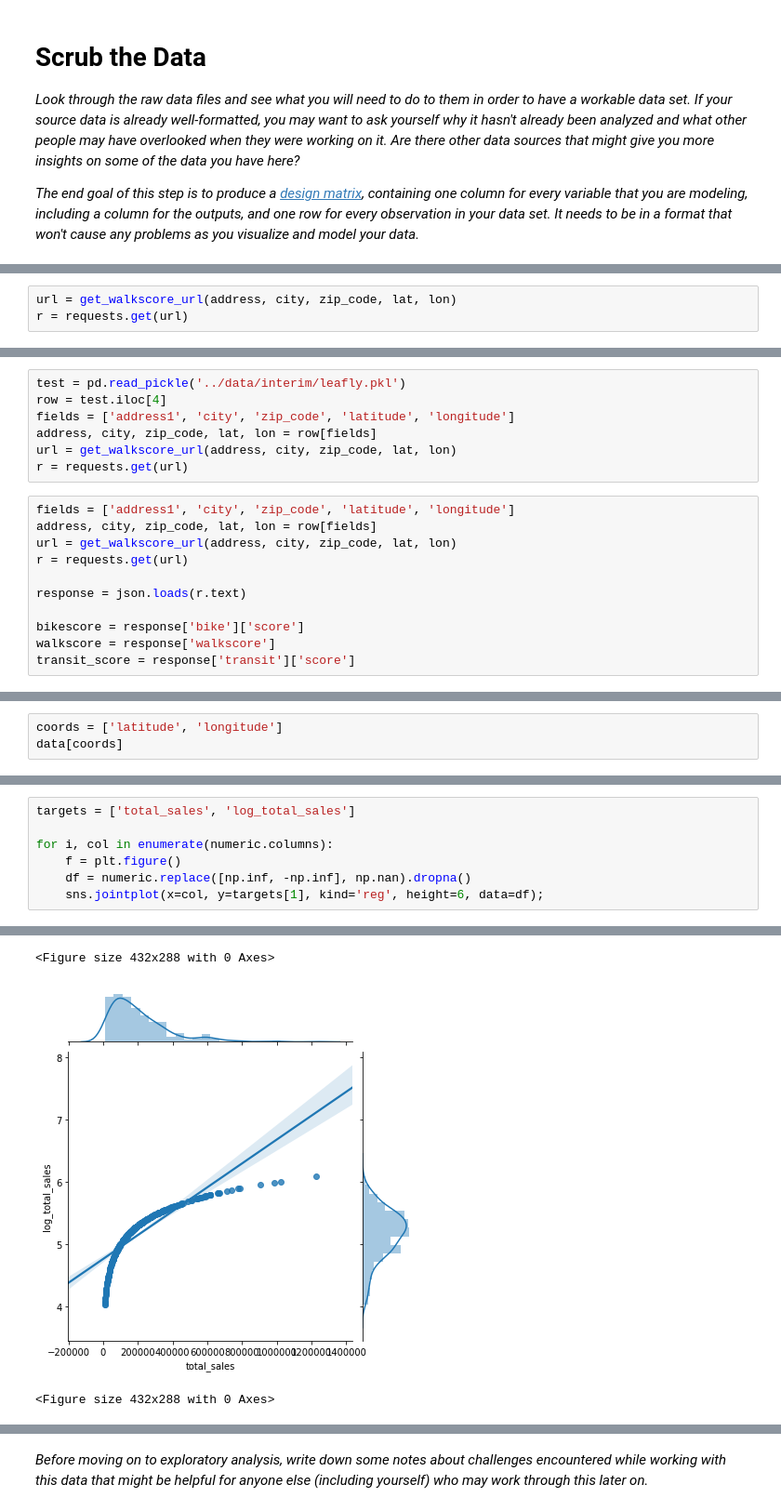
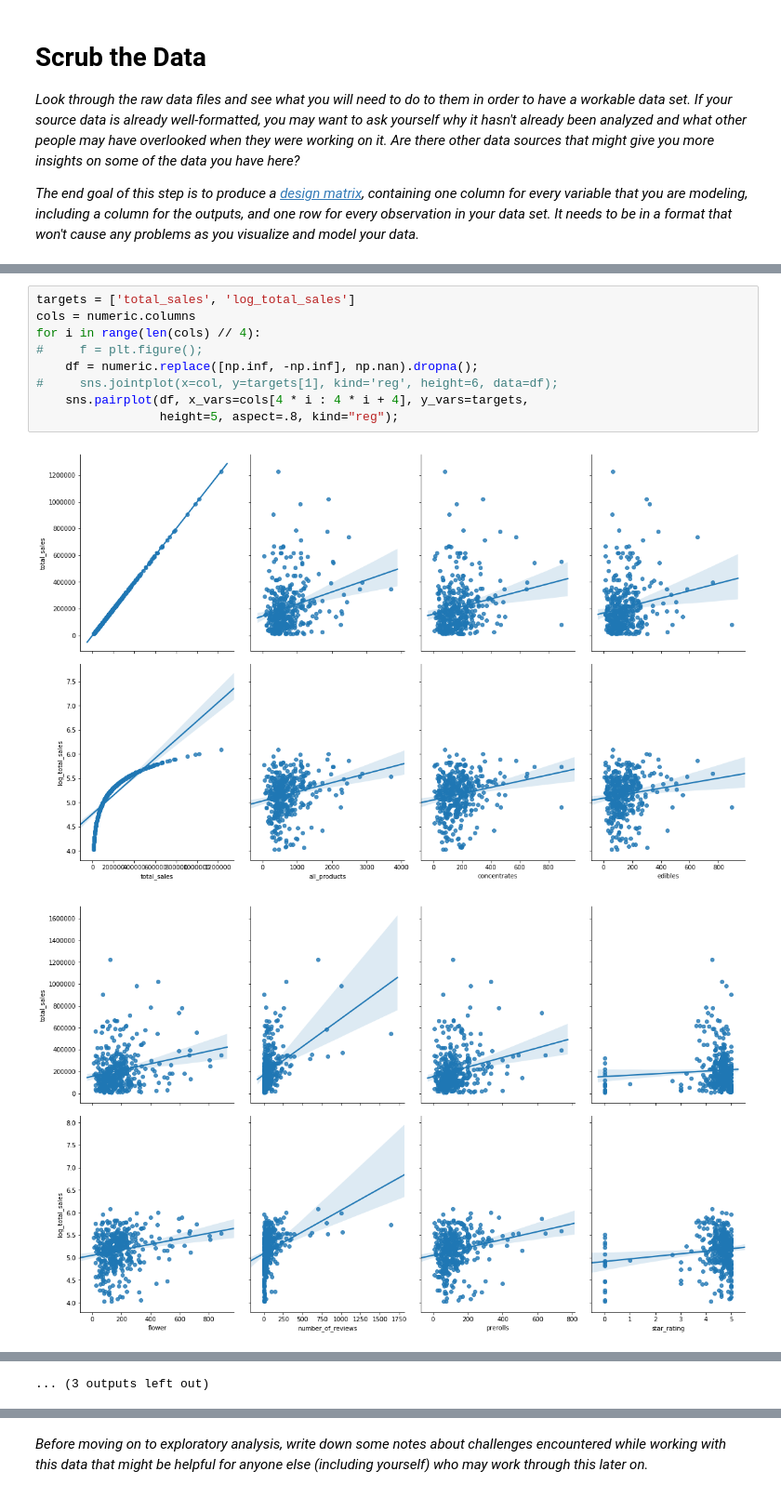
Before and after one commit to BotScutters/dispensary-predictions, a Jupyter notebook: notebooks/mvp.ipynb, the cells around one changed output, grey strips where cells are left out. Shown at 93% size. Cells and saved outputs as stored; diff of their text form.

```diff
--- a/notebooks/mvp.ipynb
+++ b/notebooks/mvp.ipynb
@@ -561,3 +487,0 @@ get_walkscore_url(address, city, zip_code, lat, lon)
-# %%
-url = get_walkscore_url(address, city, zip_code, lat, lon)
-r = requests.get(url)
@@ -587,18 +487,0 @@ pprint(r.text)
-# %%
-test = pd.read_pickle('../data/interim/leafly.pkl')
-row = test.iloc[4]
-fields = ['address1', 'city', 'zip_code', 'latitude', 'longitude']
-address, city, zip_code, lat, lon = row[fields]
-url = get_walkscore_url(address, city, zip_code, lat, lon)
-r = requests.get(url)
-# %%
-fields = ['address1', 'city', 'zip_code', 'latitude', 'longitude']
-address, city, zip_code, lat, lon = row[fields]
-url = get_walkscore_url(address, city, zip_code, lat, lon)
-r = requests.get(url)
-
-response = json.loads(r.text)
-
-bikescore = response['bike']['score']
-walkscore = response['walkscore']
-transit_score = response['transit']['score']
@@ -620,3 +487,0 @@ transit_score = response['transit']['score']
-# %%
-coords = ['latitude', 'longitude']
-data[coords]
@@ -1179,8 +1064,12 @@ sns.heatmap(df, square=True)
 # %%
 targets = ['total_sales', 'log_total_sales']
-
-for i, col in enumerate(numeric.columns):
-    f = plt.figure()
-    df = numeric.replace([np.inf, -np.inf], np.nan).dropna()
-    sns.jointplot(x=col, y=targets[1], kind='reg', height=6, data=df);
+cols = numeric.columns
+for i in range(len(cols) // 4):
+#     f = plt.figure();
+    df = numeric.replace([np.inf, -np.inf], np.nan).dropna();
+#     sns.jointplot(x=col, y=targets[1], kind='reg', height=6, data=df);
+    sns.pairplot(df, x_vars=cols[4 * i : 4 * i + 4], y_vars=targets,
+                 height=5, aspect=.8, kind="reg");
 # %% [output]
+[figure, new version]
+[figure, new version]
@@ -1187,3 +1086 @@ for i, col in enumerate(numeric.columns):
-<Figure size 432x288 with 0 Axes>
+... (3 outputs left out)
-[figure, old version]
-<Figure size 432x288 with 0 Axes>
```
Also changed, not shown: parts of 32 cells of this notebook, 2 other files.
